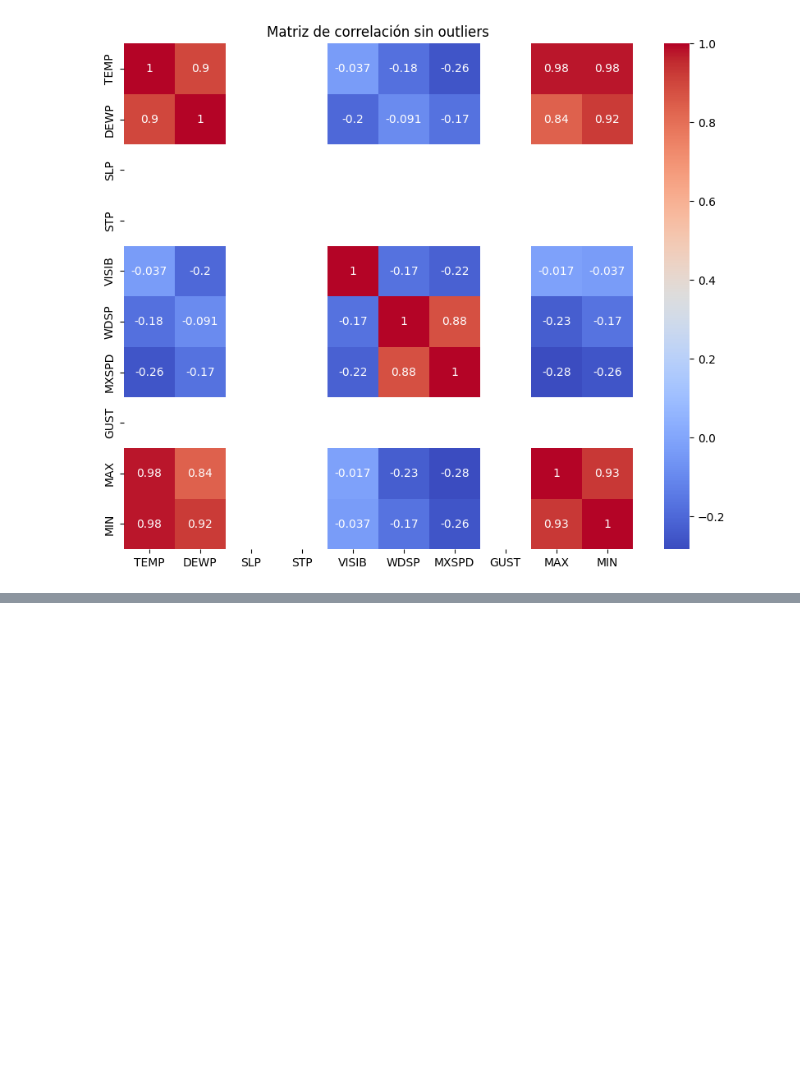
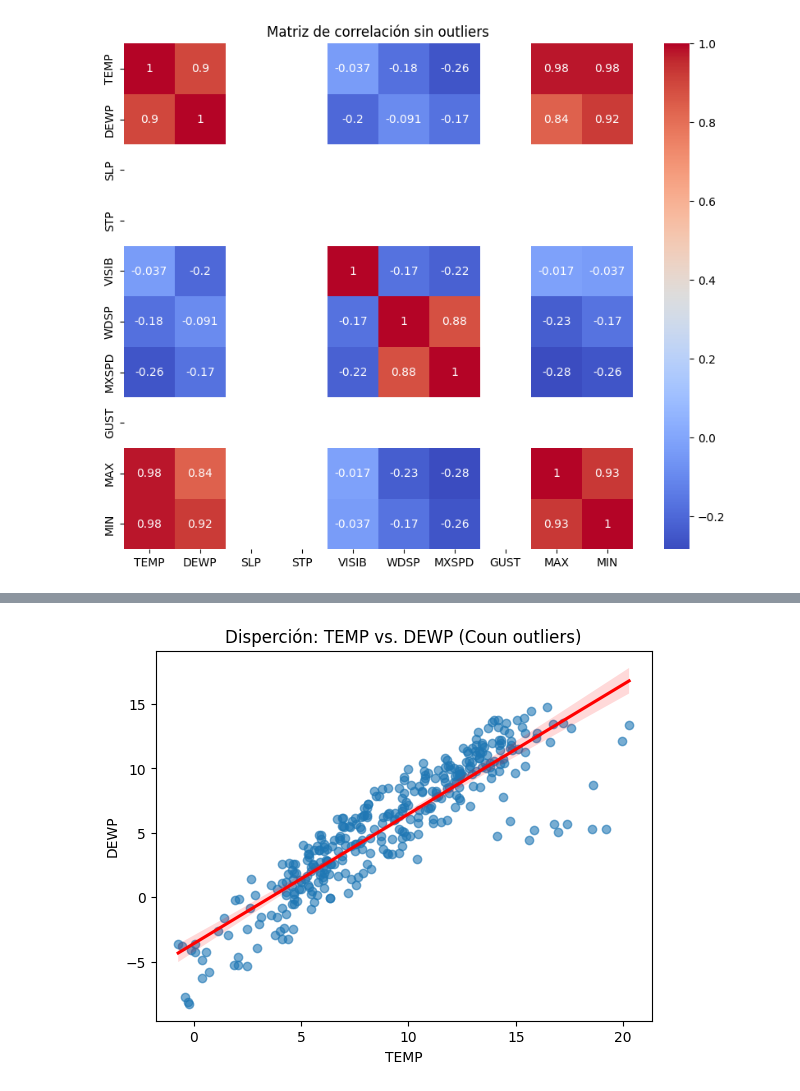
Before and after one commit to SaitoM17/analisis_del_clima_mundial_NOAA, a Jupyter notebook: notebooks/3_Exploracion_datos.ipynb, the cells around one changed output, grey strips where cells are left out. Saved outputs shown, nothing was run; the diff lists cells and outputs as text; code cells hidden in the pictures; blank space fills up the shorter version.

```diff
--- a/notebooks/3_Exploracion_datos.ipynb
+++ b/notebooks/3_Exploracion_datos.ipynb
@@ -373,0 +349,8 @@ def outliers(df, columnas_interes):
+# %%
+sns.regplot(x='TEMP', y='DEWP', data=df_troll_2024_con_outliers, scatter_kws={"alpha":0.6}, line_kws={"color":"red"})
+plt.title('Disperción: TEMP vs. DEWP (Coun outliers)' )
+plt.xlabel('TEMP')
+plt.ylabel('DEWP')
+plt.show()
+# %% [output]
+[figure, added]
```
Also changed, not shown: parts of 14 cells of this notebook, 2 other files.
